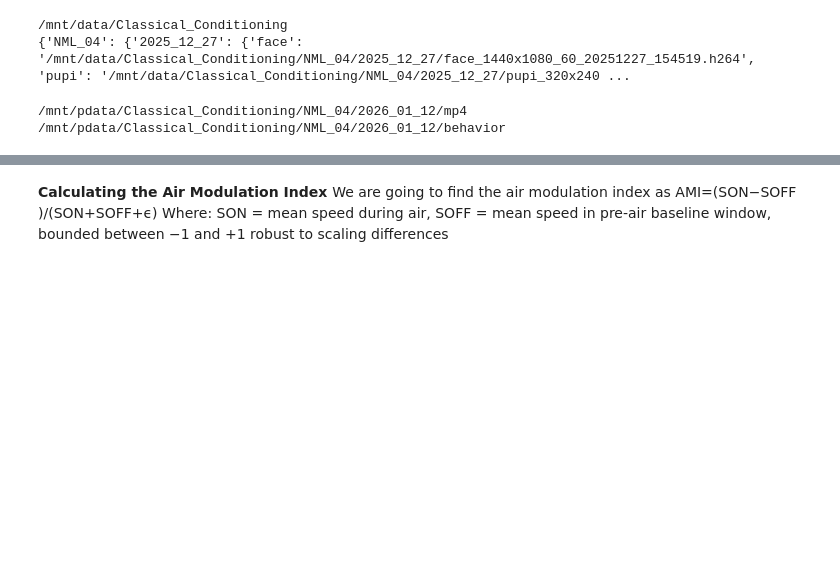
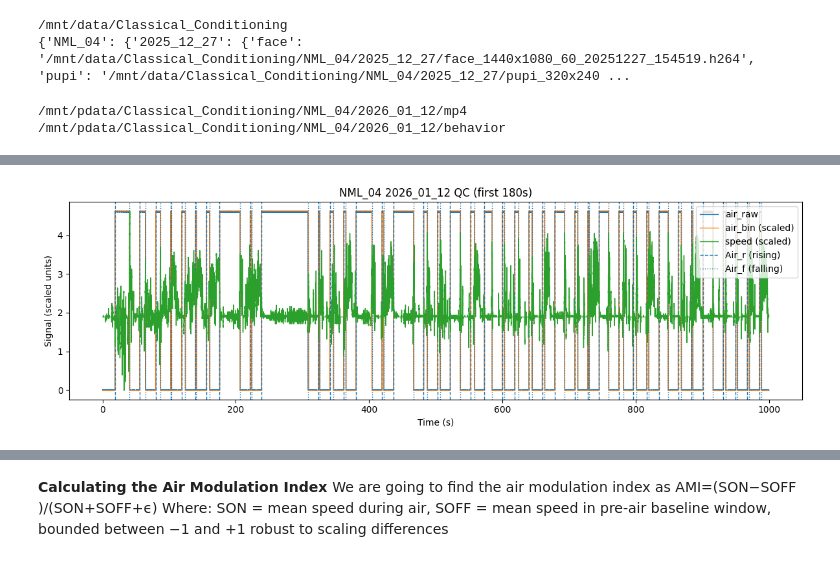
Before and after one commit to neuromomentumlab/Classical_Conditioning_Air_Wheel, a Jupyter notebook: Python/notebooks/main_runner.ipynb, the cells around one changed output, grey strips where cells are left out. Drawn from its saved outputs; the diff is of its cells as text; code cells hidden in the pictures; blank space fills up the shorter version.

```diff
--- a/Python/notebooks/main_runner.ipynb
+++ b/Python/notebooks/main_runner.ipynb
@@ -208,0 +238,10 @@ quick_plot(results, "NML_04", "2026_01_12", tlim=(0,100))
+# %%
+import matplotlib.pyplot as plt
+from vis.qc_air_edges import qc_plot_air_edges
+
+b = results["NML_04"]["2026_01_13"]
+qc_plot_air_edges(b, max_seconds=1000, overlay_speed=True,
+                  title="NML_04 2026_01_12 QC (first 180s)")
+plt.show()
+# %% [output]
+[figure, added]
```
Also changed, not shown: parts of 9 cells of this notebook, 3 other files.
